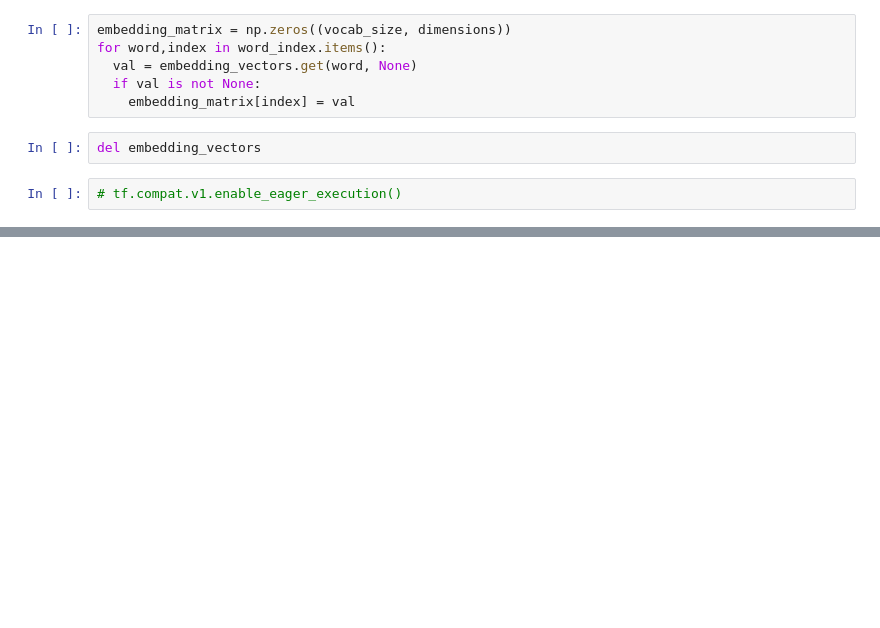
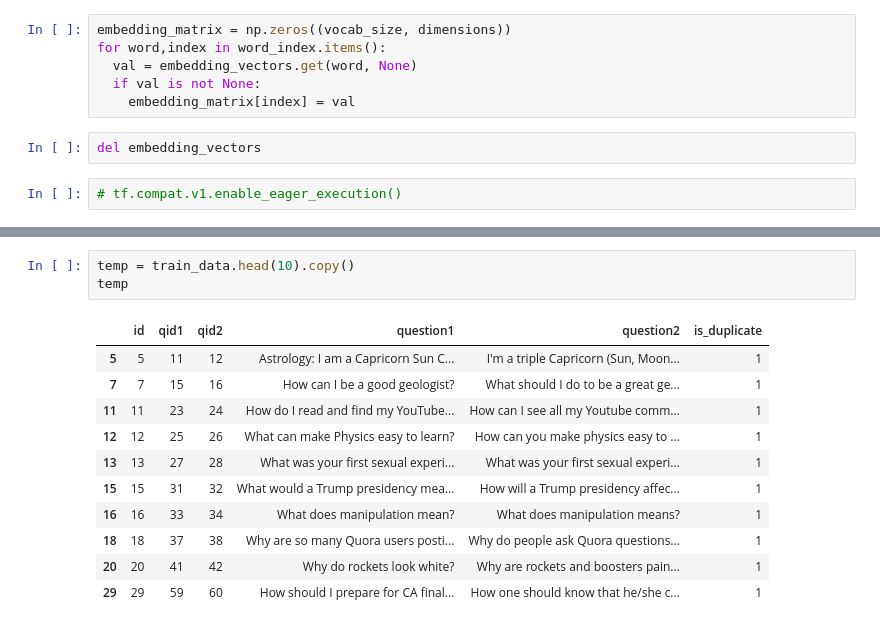
Before and after one commit to deeplearningexplore/siamese, a Jupyter notebook: question_pairs_detection2.ipynb, the cells around one changed output, grey strips where cells are left out. Saved outputs shown, nothing was run; the diff lists cells and outputs as text; blank space fills up the shorter version.

```diff
--- a/question_pairs_detection2.ipynb
+++ b/question_pairs_detection2.ipynb
@@ -325,0 +382,15 @@ def predict(a, b, margin=0):
+# %%
+temp = train_data.head(10).copy()
+temp
+# %% [output]
+|  | id | qid1 | qid2 | question1 | question2 | is_duplicate |
+| 5 | 5 | 11 | 12 | Astrology: I am a Capricorn Sun C... | I'm a triple Capricorn (Sun, Moon... | 1 |
+| 7 | 7 | 15 | 16 | How can I be a good geologist? | What should I do to be a great ge... | 1 |
+| 11 | 11 | 23 | 24 | How do I read and find my YouTube... | How can I see all my Youtube comm... | 1 |
+| 12 | 12 | 25 | 26 | What can make Physics easy to learn? | How can you make physics easy to ... | 1 |
+| 13 | 13 | 27 | 28 | What was your first sexual experi... | What was your first sexual experi... | 1 |
+| 15 | 15 | 31 | 32 | What would a Trump presidency mea... | How will a Trump presidency affec... | 1 |
+| 16 | 16 | 33 | 34 | What does manipulation mean? | What does manipulation means? | 1 |
+| 18 | 18 | 37 | 38 | Why are so many Quora users posti... | Why do people ask Quora questions... | 1 |
+| 20 | 20 | 41 | 42 | Why do rockets look white? | Why are rockets and boosters pain... | 1 |
+| 29 | 29 | 59 | 60 | How should I prepare for CA final... | How one should know that he/she c... | 1 |
```
Also changed, not shown: parts of 24 cells of this notebook.
